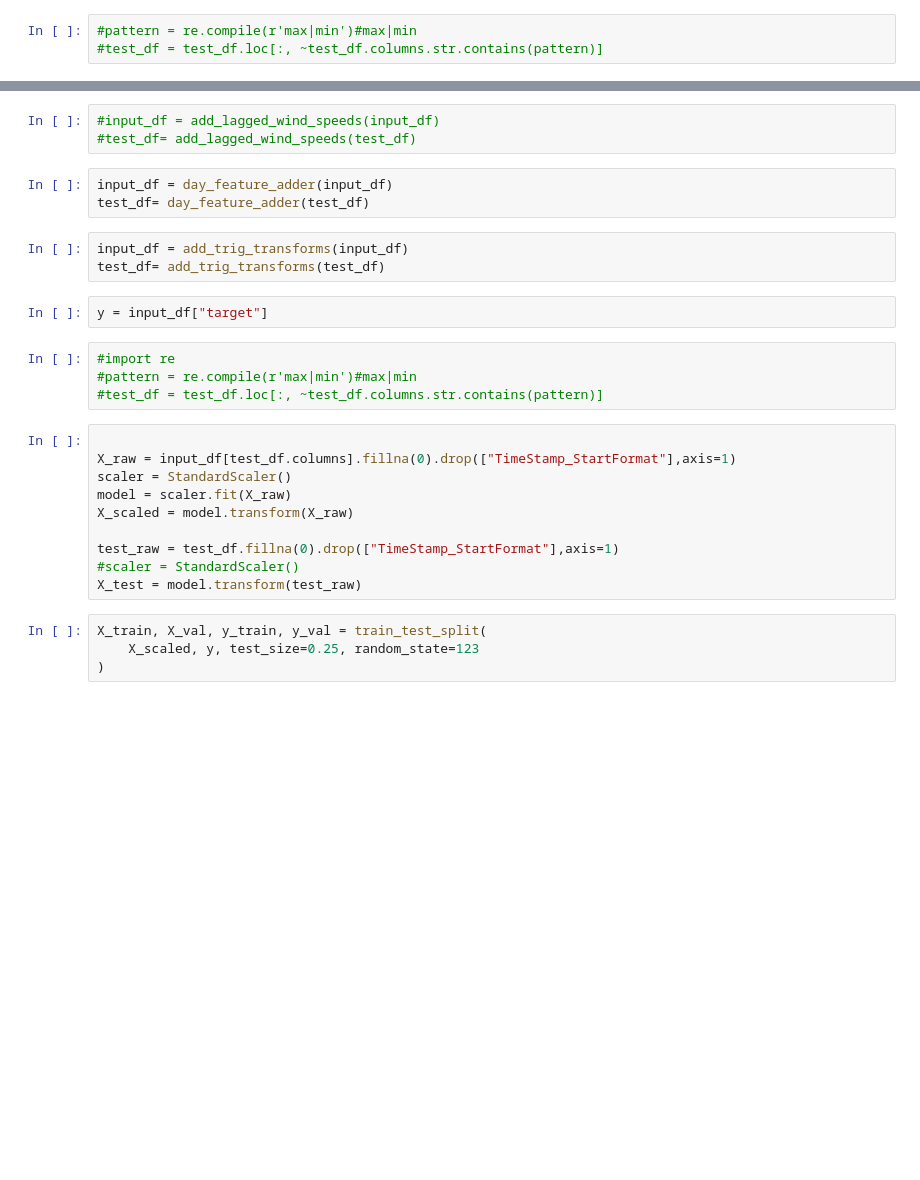
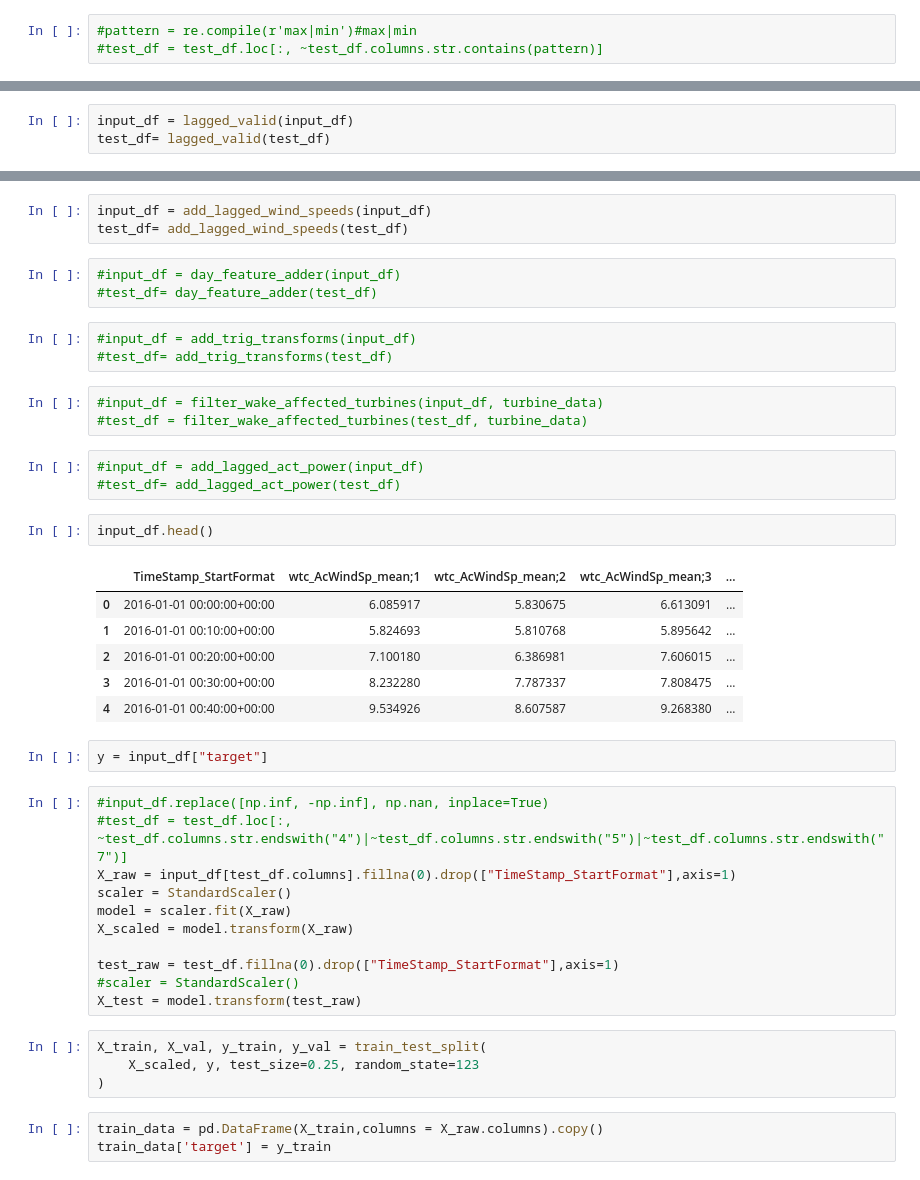
Before and after one commit to conormalone/kaggle_hill_of_towie, a Jupyter notebook: working.ipynb, the cells around one changed output, grey strips where cells are left out. Drawn from its saved outputs; the diff is of its cells as text; blank space fills up the shorter version.

```diff
--- a/working.ipynb
+++ b/working.ipynb
@@ -224,0 +618,3 @@ test_df= add_lagged_act_power(test_df)
+# %%
+input_df = lagged_valid(input_df)
+test_df= lagged_valid(test_df)
@@ -225,20 +650,32 @@ test_df= add_lagged_act_power(test_df)
 # %%
-#input_df = add_lagged_wind_speeds(input_df)
-#test_df= add_lagged_wind_speeds(test_df)
+input_df = add_lagged_wind_speeds(input_df)
+test_df= add_lagged_wind_speeds(test_df)
 # %%
-input_df = day_feature_adder(input_df)
-test_df= day_feature_adder(test_df)
+#input_df = day_feature_adder(input_df)
+#test_df= day_feature_adder(test_df)
 # %%
-input_df = add_trig_transforms(input_df)
-test_df= add_trig_transforms(test_df)
+#input_df = add_trig_transforms(input_df)
+#test_df= add_trig_transforms(test_df)
+# %%
+#input_df = filter_wake_affected_turbines(input_df, turbine_data)
+#test_df = filter_wake_affected_turbines(test_df, turbine_data)
+# %%
+#input_df = add_lagged_act_power(input_df)
+#test_df= add_lagged_act_power(test_df)
+# %%
+input_df.head()
+# %% [output]
+|  | TimeStamp_StartFormat | wtc_AcWindSp_mean;1 | wtc_AcWindSp_mean;2 | wtc_AcWindSp_mean;3 | ... |
+| 0 | 2016-01-01 00:00:00+00:00 | 6.085917 | 5.830675 | 6.613091 | ... |
+| 1 | 2016-01-01 00:10:00+00:00 | 5.824693 | 5.810768 | 5.895642 | ... |
+| 2 | 2016-01-01 00:20:00+00:00 | 7.100180 | 6.386981 | 7.606015 | ... |
+| 3 | 2016-01-01 00:30:00+00:00 | 8.232280 | 7.787337 | 7.808475 | ... |
+| 4 | 2016-01-01 00:40:00+00:00 | 9.534926 | 8.607587 | 9.268380 | ... |
 # %%
 y = input_df["target"]
-# %%
-#import re
-#pattern = re.compile(r'max|min')#max|min
-#test_df = test_df.loc[:, ~test_df.columns.str.contains(pattern)]
 # %%
-
+#input_df.replace([np.inf, -np.inf], np.nan, inplace=True)
+#test_df = test_df.loc[:, ~test_df.columns.str.endswith("4")|~test_df.columns.str.endswith("5")|~test_df.columns.str.endswith("7")]
 X_raw = input_df[test_df.columns].fillna(0).drop(["TimeStamp_StartFormat"],axis=1)
 scaler = StandardScaler()
 model = scaler.fit(X_raw)
@@ -251,3 +688,6 @@ X_test = model.transform(test_raw)
 X_train, X_val, y_train, y_val = train_test_split(
     X_scaled, y, test_size=0.25, random_state=123
 )
+# %%
+train_data = pd.DataFrame(X_train,columns = X_raw.columns).copy()
+train_data['target'] = y_train
```
Also changed, not shown: parts of 36 cells of this notebook, 1 other file.
